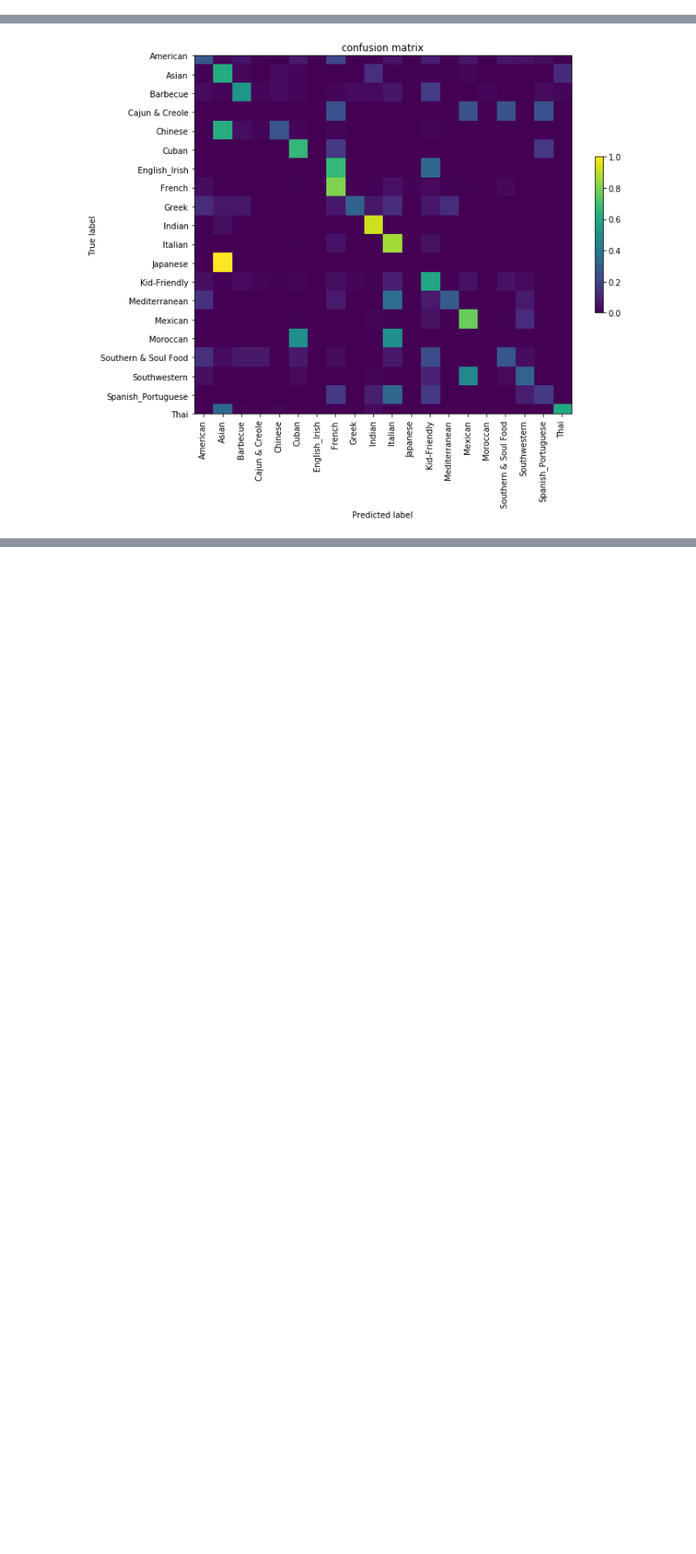
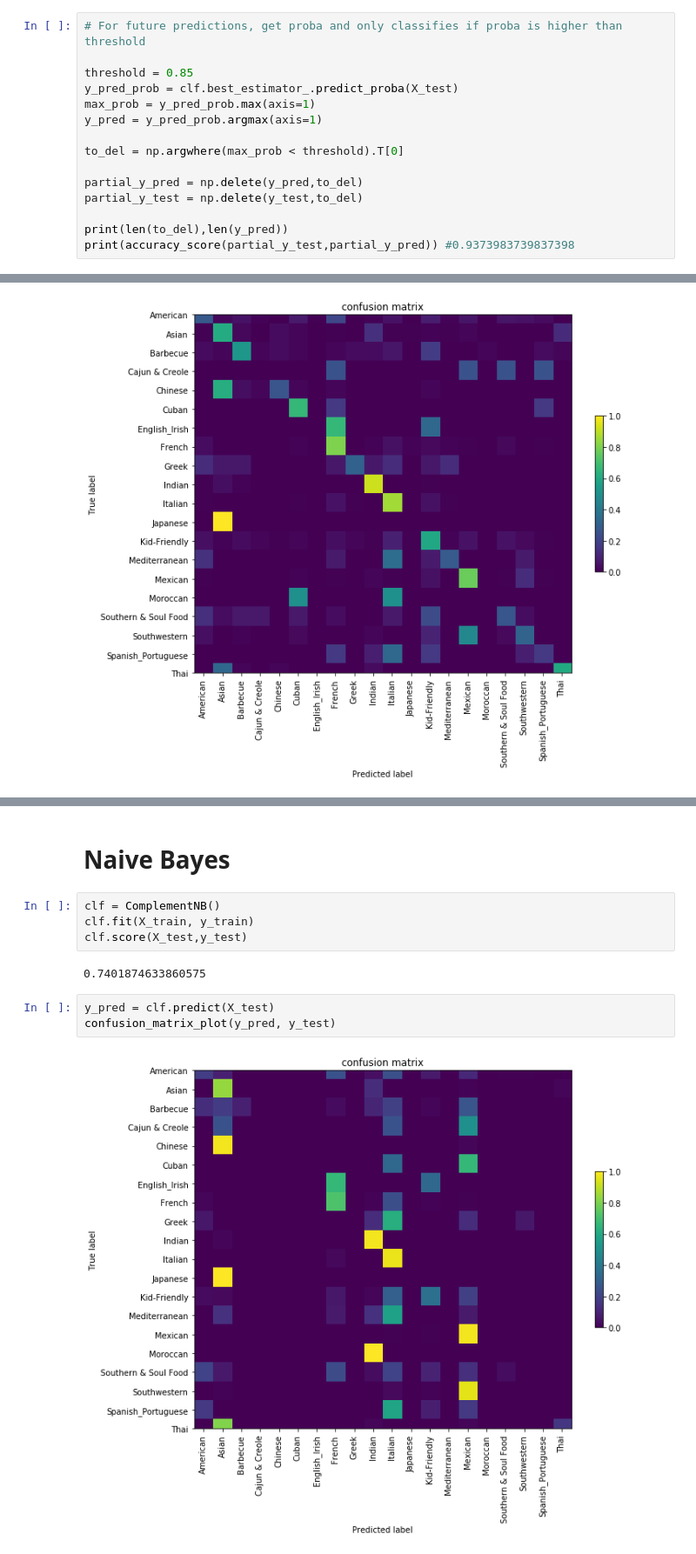
Before and after one commit to catherning/food_recipe_gen, a Jupyter notebook: cuisine_classification/ML_classification.ipynb, the cells around one changed output, grey strips where cells are left out. Shown at 87% size. Cells and saved outputs as stored; diff of their text form; blank space fills up the shorter version.

Commit message:
Add prediction with confidence for ML classification

```diff
--- a/cuisine_classification/ML_classification.ipynb
+++ b/cuisine_classification/ML_classification.ipynb
@@ -123,0 +101,15 @@ clf.best_estimator_.score(X_test, y_test)
+# %%
+# For future predictions, get proba and only classifies if proba is higher than threshold
+
+threshold = 0.85
+y_pred_prob = clf.best_estimator_.predict_proba(X_test)
+max_prob = y_pred_prob.max(axis=1)
+y_pred = y_pred_prob.argmax(axis=1)
+
+to_del = np.argwhere(max_prob < threshold).T[0]
+
+partial_y_pred = np.delete(y_pred,to_del)
+partial_y_test = np.delete(y_test,to_del)
+
+print(len(to_del),len(y_pred))
+print(accuracy_score(partial_y_test,partial_y_pred)) #0.9373983739837398
@@ -306,3 +301,16 @@ print(classification_report(y_test, y_pred, labels=[i for i in range(69)], targe
            micro avg       0.71      0.71      0.71      3358
            macro avg       0.11      0.12      0.11      3358
         weighted avg       0.74      0.71      0.72      3358
+# %% [markdown]
+# Naive Bayes
+# %%
+clf = ComplementNB()
+clf.fit(X_train, y_train)
+clf.score(X_test,y_test)
+# %% [output]
+0.7401874633860575
+# %%
+y_pred = clf.predict(X_test)
+confusion_matrix_plot(y_pred, y_test)
+# %% [output]
+[figure, added]
```
Also changed, not shown: parts of 11 cells of this notebook, 1 other file.
